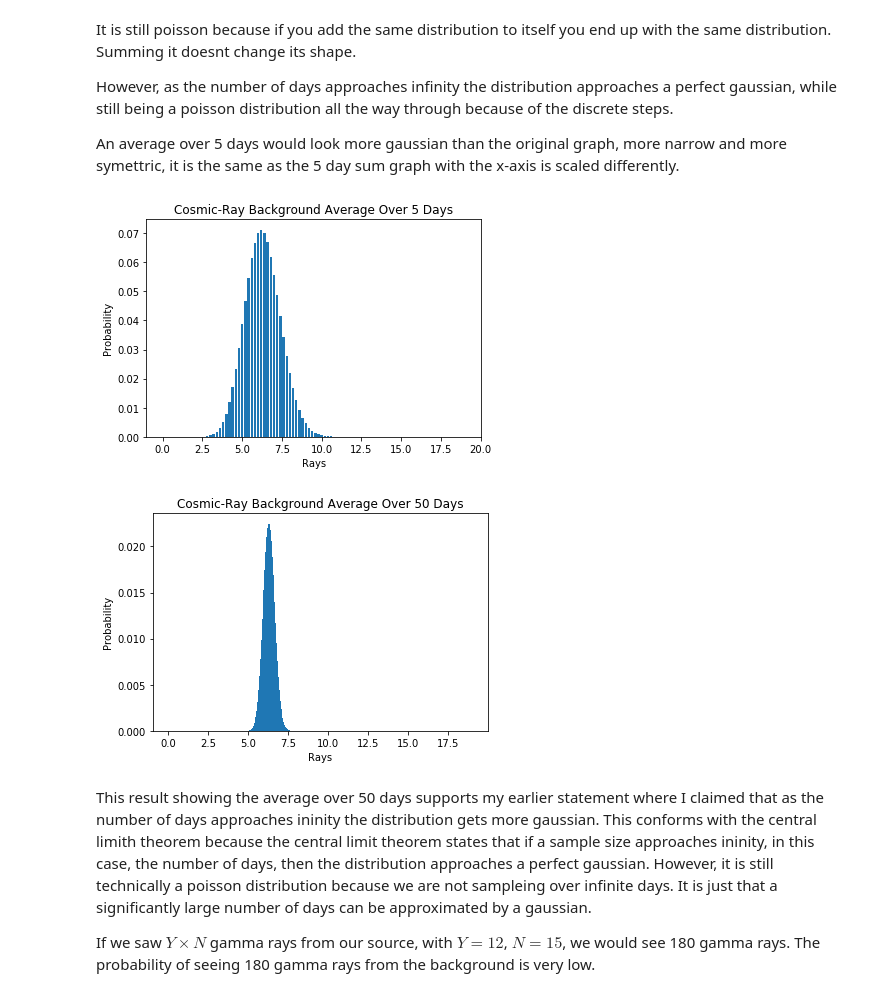
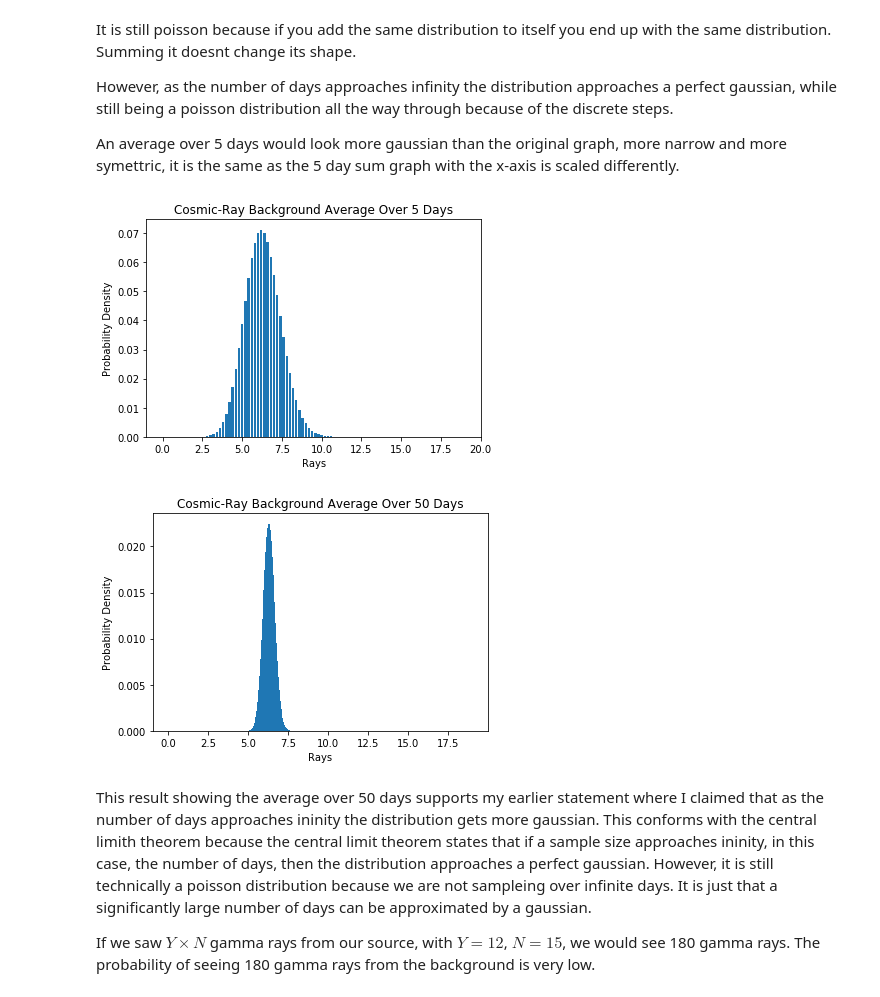
Before and after one commit to SaranshPK/Phys434, a Jupyter notebook: lab#2.ipynb, the cells around one changed output. Drawn from its saved outputs; the diff is of its cells as text; code cells hidden in the pictures.

```diff
--- a/lab#2.ipynb
+++ b/lab#2.ipynb
@@ -47,12 +47,12 @@ An average over 5 days would look more gaussian than the original graph, more na
 # %%
 avgrays = np.divide(sumrays, n)
 fig = plt.bar(avgrays, sump, width=0.15)
 plt.title("Cosmic-Ray Background Average Over 5 Days")
 plt.xlabel("Rays")
-plt.ylabel("Probability")
+plt.ylabel("Probability Density")
 plt.show()
 # %% [output]
-[figure, old version]
+[figure, new version]
 # %%
 n = 50
 sump = p
@@ -63,10 +63,10 @@ avgrays = np.divide(sumrays, n)
 fig = plt.bar(avgrays, sump, width=0.05)
 plt.title("Cosmic-Ray Background Average Over 50 Days")
 plt.xlabel("Rays")
-plt.ylabel("Probability")
+plt.ylabel("Probability Density")
 plt.show()
 # %% [output]
-[figure, old version]
+[figure, new version]
 # %% [markdown]
 This result showing the average over 50 days supports my earlier statement where I claimed that as the number of days approaches ininity the distribution gets more gaussian. This conforms with the central limith theorem because the central limit theorem states that if a sample size approaches ininity, in this case, the number of days, then the distribution approaches a perfect gaussian. However, it is still technically a poisson distribution because we are not sampleing over infinite days. It is just that a significantly large number of days can be approximated by a gaussian.
 
```
Also changed, not shown: parts of 11 cells of this notebook, 1 other file.
